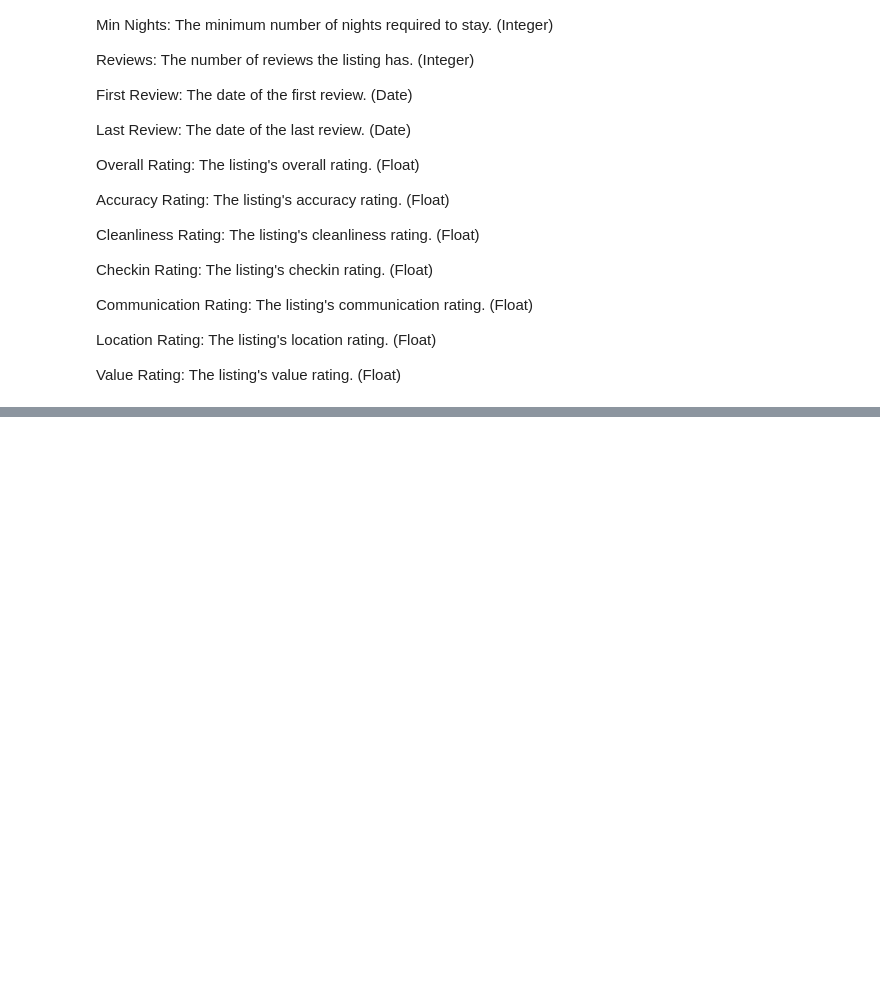
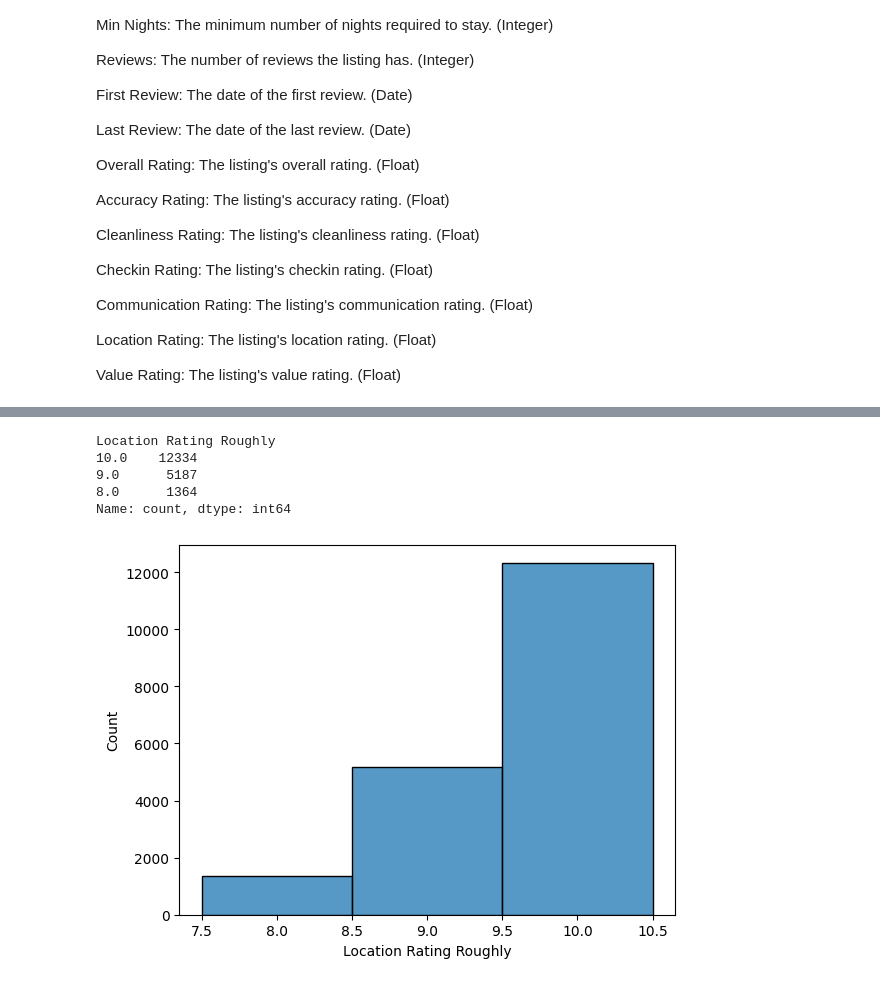
Before and after one commit to IlyaZutler/Cancer-Data, a Jupyter notebook: Карта и точки.ipynb, the cells around one changed output, grey strips where cells are left out. Cells and saved outputs as stored; diff of their text form; code cells hidden in the pictures; blank space fills up the shorter version.

```diff
--- a/Карта и точки.ipynb
+++ b/Карта и точки.ipynb
@@ -220 +230,14 @@ plt.show()
+# %%
+apartments['Location Rating Roughly'].value_counts()
+# %% [output]
+Location Rating Roughly
+10.0    12334
+9.0      5187
+8.0      1364
+Name: count, dtype: int64
+# %%
+sns.histplot(apartments['Location Rating Roughly'], discrete=(True))
+plt.show()
+# %% [output]
+[figure, added]
 # %%
```
Also changed, not shown: parts of 14 cells of this notebook.
